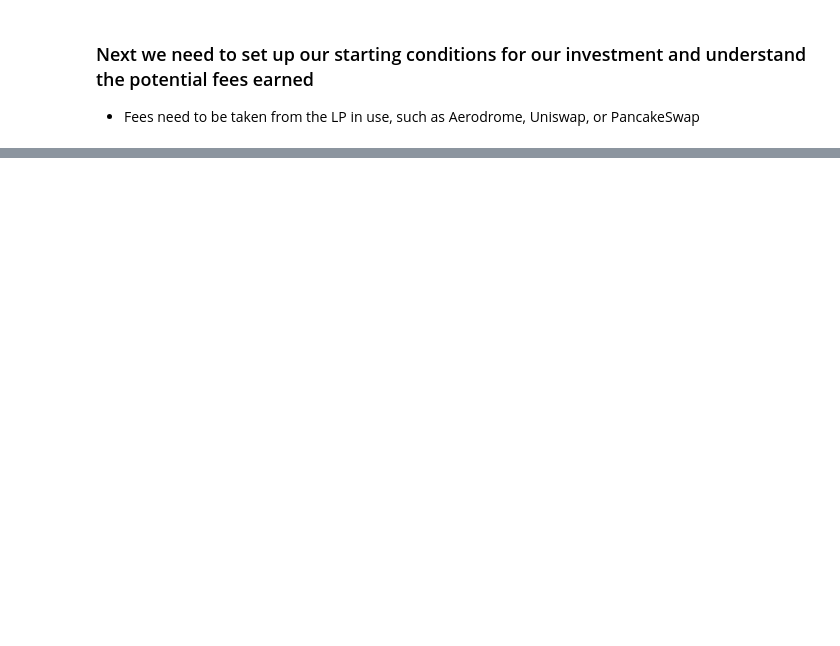
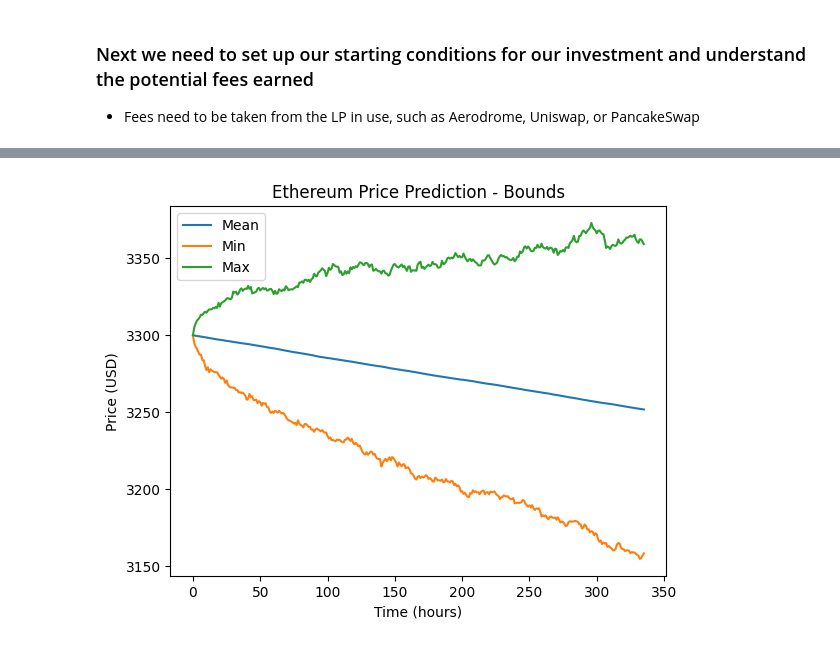
Before and after one commit to webjunk4bill/crypto_playground, a Jupyter notebook: CL_Techniques.ipynb, the cells around one changed output, grey strips where cells are left out. Cells and saved outputs as stored; diff of their text form; code cells hidden in the pictures; blank space fills up the shorter version.

```diff
--- a/CL_Techniques.ipynb
+++ b/CL_Techniques.ipynb
@@ -142,0 +141,38 @@ Fee per hour: $17.89
+# %%
+# Ethereum
+# Use Weiner process to get future price predictions
+lookback_days = 30  # Decide how much historical data to use for prediciton input
+lookback_hours = lookback_days * 24
+data = eth_data.copy().tail(lookback_hours)
+data['gain'] = data['price'].pct_change()
+mean_gain = data['gain'].mean()
+var_multiplier = 1.2  # use this to get a wider range of outcomes
+std_gain = data['gain'].std() * var_multiplier
+
+start_price = 3300
+iterations = 2500  # Can adjust this for more variance if desired
+predict_days = 14
+predict_hours = predict_days * 24
+b = hc.Brownian()
+predict = []
+for i in range(iterations):
+    x = b.stock_price(start_price, mean_gain, std_gain, predict_hours, 1)
+    predict.append(x)
+df = pd.DataFrame(predict).T
+
+# Look at price prediction over time
+mean_price = df.mean(axis=1)
+min_price = df.min(axis=1)
+max_price = df.max(axis=1)
+std_price = df.std(axis=1)
+
+plt.plot(df.index, mean_price, label='Mean')
+plt.plot(df.index, min_price, label='Min')
+plt.plot(df.index, max_price, label='Max')
+plt.title('Ethereum Price Prediction - Bounds')
+plt.xlabel('Time (hours)')
+plt.ylabel('Price (USD)')
+plt.legend()
+plt.show()
+# %% [output]
+[figure, added]
```
Also changed, not shown: parts of 4 cells of this notebook.
